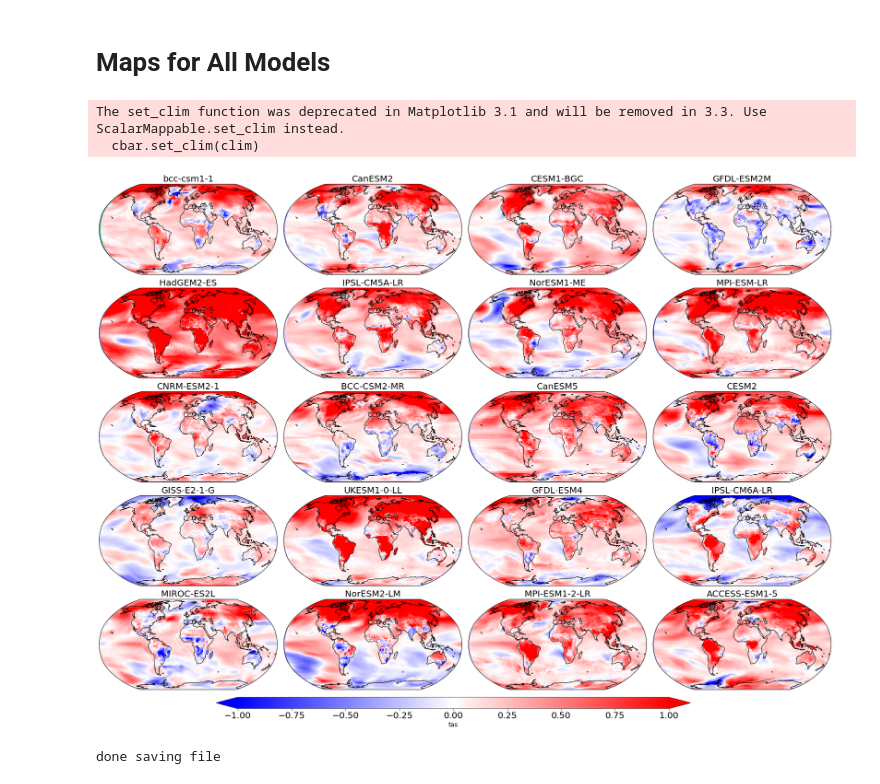
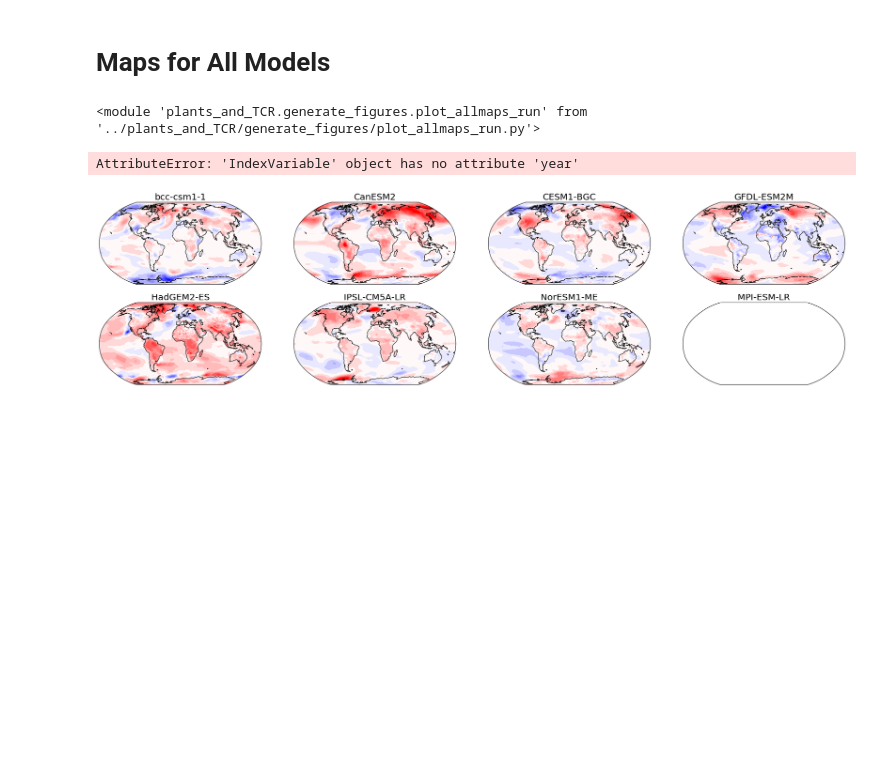
Before and after one commit to czarakas/plant_physiology_and_TCR, a Jupyter notebook: replicate_figures/Figure_S5.ipynb, the cells around one changed output. Drawn from its saved outputs; the diff is of its cells as text; code cells hidden in the pictures; blank space fills up the shorter version.

Commit message:
Updated figures to reflect paper revisions

```diff
--- a/replicate_figures/Figure_S5.ipynb
+++ b/replicate_figures/Figure_S5.ipynb
@@ -23,23 +23,28 @@ cmip_dict = pickle.load(open(DIR_DICTS+'cmip_dict.pickle',"rb"))
 # Maps for All Models
 # %%
 VARNAME='tas'
-END_YR=130
+END_YR=70
+# %%
+import importlib
+importlib.reload(plot_allmaps_run)
+# %% [output]
+<module 'plants_and_TCR.generate_figures.plot_allmaps_run' from '../plants_and_TCR/generate_figures/plot_allmaps_run.py'>
 # %%
 #Runname order: ['1pctCO2-rad','1pctCO2-bgc','1pctCO2','piControl']
 [fig,
  mapdata_all,
  latdata_all,
- londata_all] = plot_allmaps_run.plot_allmaps_run(runname_inds=[2,0],
+ londata_all] = plot_allmaps_run.plot_allmaps_run(runname_inds=[1,3],#[2,0],
                                                   varname=VARNAME,
                                                   end_yr=END_YR,
-                                                  clim=[-1,1],
+                                                  clim=[-1.6,1.7],
                                                   unitname=None,
-                                                  cmap=plt.cm.bwr,
+                                                  contours=True,
+                                                  color_interval=0.2,
+                                                  cmap=plt.cm.bwr,#plt.cm.bwr,
                                                   filename= DIR_FIGURES+'Maps_Tas_'+str(END_YR)+'yr',
                                                   mask_type=None,
                                                   show_fig = True)
 # %% [output]
-The set_clim function was deprecated in Matplotlib 3.1 and will be removed in 3.3. Use ScalarMappable.set_clim instead.
-  cbar.set_clim(clim)
+AttributeError: 'IndexVariable' object has no attribute 'year'
-[figure, old version]
+[figure, new version]
-done saving file
```
Also changed, not shown: 12 other files.
